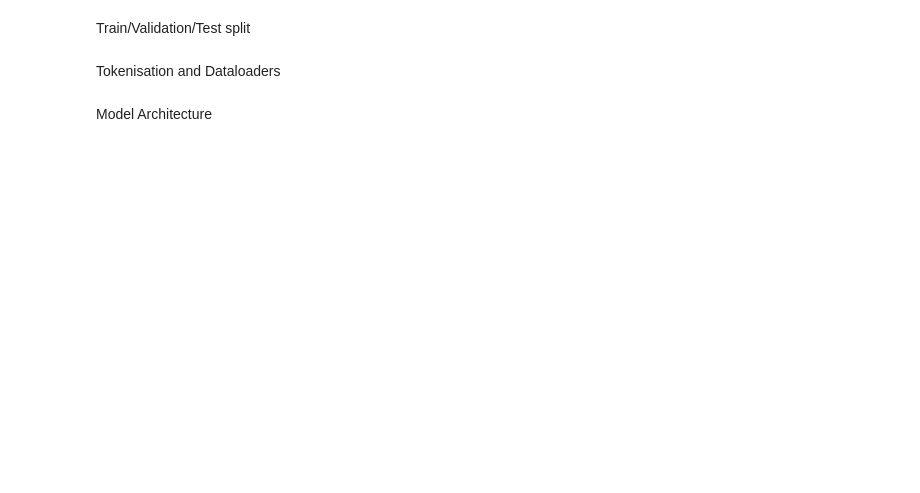
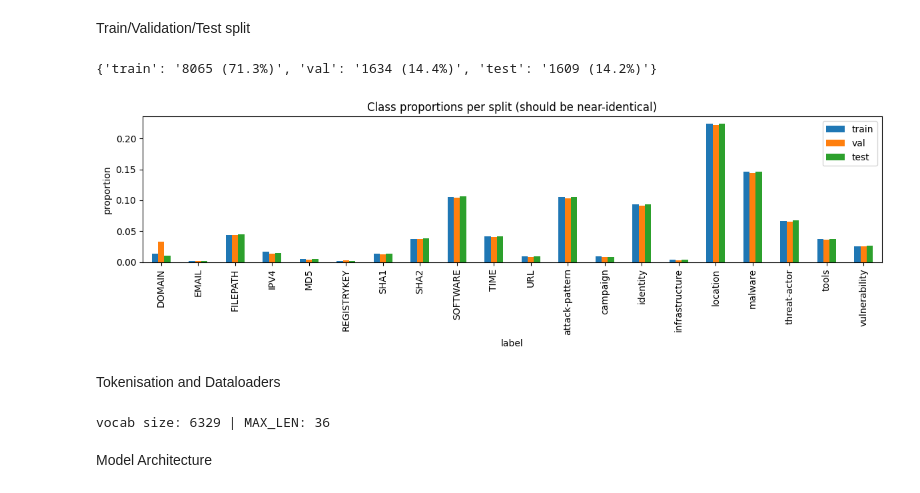
Before and after one commit to philani-kubeka/CybersecurityThreatClassifier, a Jupyter notebook: notebooks/CyberThreatClassification.ipynb, the cells around one changed output. Drawn from its saved outputs; the diff is of its cells as text; code cells hidden in the pictures; blank space fills up the shorter version.

```diff
--- a/notebooks/CyberThreatClassification.ipynb
+++ b/notebooks/CyberThreatClassification.ipynb
@@ -40,6 +166,55 @@ Data analysis
 # %% [markdown]
 Train/Validation/Test split
+# %%
+groups = df[TEXT_COL].factorize()[0] # rows from the same text share a group
+sgkf = StratifiedGroupKFold(n_splits=7, shuffle=True, random_state=SEED)
+trainval_idx, test_idx = next(sgkf.split(df, df["y"], groups))
+trainval = df.iloc[trainval_idx]
+sgkf2 = StratifiedGroupKFold(n_splits=6, shuffle=True, random_state=SEED)
+tr_i, va_i = next(sgkf2.split(trainval, trainval["y"], groups[trainval_idx]))
+train_df, val_df, test_df = trainval.iloc[tr_i], trainval.iloc[va_i], df.iloc[test_idx]
+for name, part in [("train", train_df), ("validation", val_df), ("test", test_df)]:
+    assert set(part["y"]) == set(range(n_classes)), f"{name} is missing a class: raise MIN_PER_CLASS"
+assert not (set(train_df[TEXT_COL]) & set(test_df[TEXT_COL])), "text leakage train/test"
+assert not (set(train_df[TEXT_COL]) & set(val_df[TEXT_COL])), "text leakage train/val"
+print({k: f"{len(v)} ({len(v)/len(df):.1%})" for k, v in
+    dict(train=train_df, val=val_df, test=test_df).items()})
+dist = pd.DataFrame({n: p[LABEL_COL].value_counts(normalize=True)
+    for n, p in [("train", train_df), ("val", val_df), ("test", test_df)]})
+dist.plot.bar(figsize=(12, 4), title="Class proportions per split (should be near-identical)")
+plt.ylabel("proportion"); plt.tight_layout()
+plt.savefig(FIG / "split_distribution.png", dpi=150); plt.show()
+# %% [output]
+{'train': '8065 (71.3%)', 'val': '1634 (14.4%)', 'test': '1609 (14.2%)'}
+[figure, added]
 # %% [markdown]
 Tokenisation and Dataloaders
+# %%
+def tokenize(t):
+    return re.findall(r"[a-z0-9_]+|[^\sa-z0-9_]", t.lower())
+counter = Counter(tok for t in train_df["input_text"] for tok in tokenize(t)) # TRAIN ONLY: no leakage
+MIN_FREQ = 2
+itos = ["<pad>", "<unk>"] + [w for w, c in counter.most_common() if c >= MIN_FREQ]
+stoi = {w: i for i, w in enumerate(itos)}
+lens_tok = [len(tokenize(t)) for t in train_df["input_text"]]
+MAX_LEN = int(min(max(np.percentile(lens_tok, 95), 16), 160))
+print("vocab size:", len(itos), "| MAX_LEN:", MAX_LEN)
+def encode(t):
+    ids = [stoi.get(w, 1) for w in tokenize(t)][:MAX_LEN]
+    return ids + [0] * (MAX_LEN - len(ids))
+class ThreatDS(Dataset):
+    def __init__(self, d):
+        self.X = torch.tensor([encode(t) for t in d["input_text"]], dtype=torch.long)
+        self.y = torch.tensor(d["y"].values, dtype=torch.long)
+    def __len__(self): return len(self.y)
+    def __getitem__(self, i): return self.X[i], self.y[i]
+train_ds, val_ds, test_ds = ThreatDS(train_df), ThreatDS(val_df), ThreatDS(test_df)
+BATCH = 64
+train_loader = DataLoader(train_ds, batch_size=BATCH, shuffle=True)
+train_eval_loader = DataLoader(train_ds, batch_size=256, shuffle=False)
+val_loader = DataLoader(val_ds, batch_size=256, shuffle=False)
+test_loader = DataLoader(test_ds, batch_size=256, shuffle=False)
+# %% [output]
+vocab size: 6329 | MAX_LEN: 36
 # %% [markdown]
 Model Architecture
```
Also changed, not shown: parts of 12 cells of this notebook, 13 other files.
